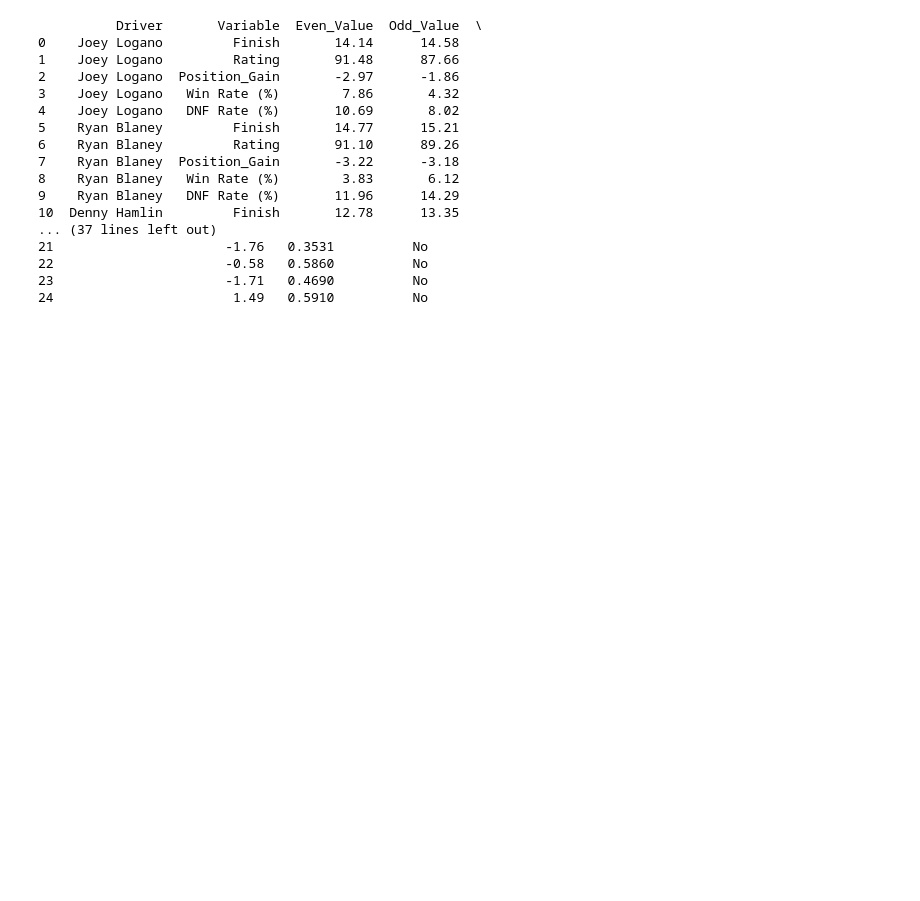
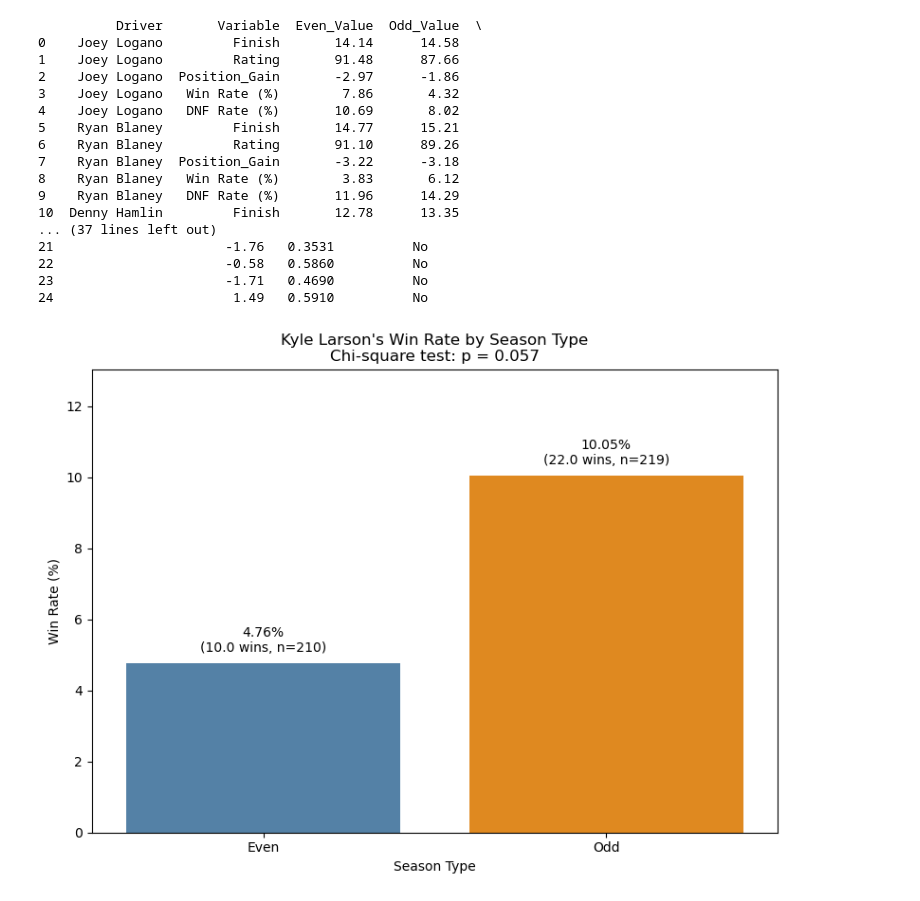
Before and after one commit to camturcotte/data-structures-portfolio, a Jupyter notebook: nascar_project.ipynb, the cells around one changed output. Cells and saved outputs as stored; diff of their text form; code cells hidden in the pictures; blank space fills up the shorter version.

```diff
--- a/nascar_project.ipynb
+++ b/nascar_project.ipynb
@@ -941,3 +926,62 @@ print(
 22                      -0.58   0.5860          No
 23                      -1.71   0.4690          No
 24                       1.49   0.5910          No
+# %%
+# visualize kyle larson's win rate by season type using a bar plot
+import matplotlib.pyplot as plt
+import seaborn as sns
+
+larson = comparison[
+    comparison["Driver"] == "Kyle Larson"
+].copy()
+
+larson_win_summary = (
+    larson.groupby("Year_Type")
+    .agg(
+        races=("Win", "size"),
+        wins=("Win", "sum"),
+        win_rate=("Win", "mean")
+    )
+    .reset_index()
+)
+
+larson_win_summary["win_rate"] = (
+    larson_win_summary["win_rate"] * 100
+)
+
+plt.figure(figsize=(8, 6))
+
+ax = sns.barplot(
+    data=larson_win_summary,
+    x="Year_Type",
+    y="win_rate",
+    hue="Year_Type",
+    palette={"Even": "steelblue", "Odd": "darkorange"},
+    legend=False
+)
+
+for bar, rate, wins, races in zip(
+    ax.patches,
+    larson_win_summary["win_rate"],
+    larson_win_summary["wins"],
+    larson_win_summary["races"]
+):
+    ax.text(
+        bar.get_x() + bar.get_width() / 2,
+        bar.get_height() + 0.25,
+        f"{rate:.2f}%\n({wins} wins, n={races})",
+        ha="center",
+        va="bottom"
+    )
+
+plt.title(
+    "Kyle Larson's Win Rate by Season Type\n"
+    "Chi-square test: p = 0.057"
+)
+plt.xlabel("Season Type")
+plt.ylabel("Win Rate (%)")
+plt.ylim(0, max(larson_win_summary["win_rate"]) + 3)
+plt.tight_layout()
+plt.show()
+# %% [output]
+[figure, added]
```
Also changed, not shown: parts of 15 cells of this notebook.
